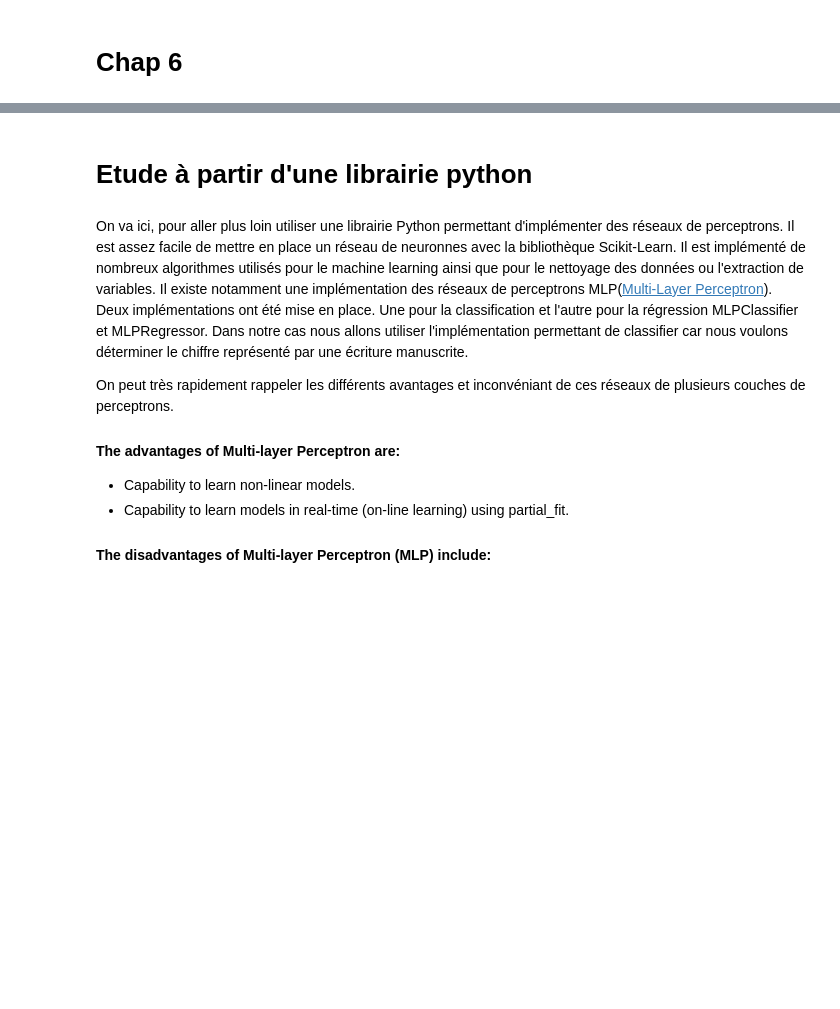
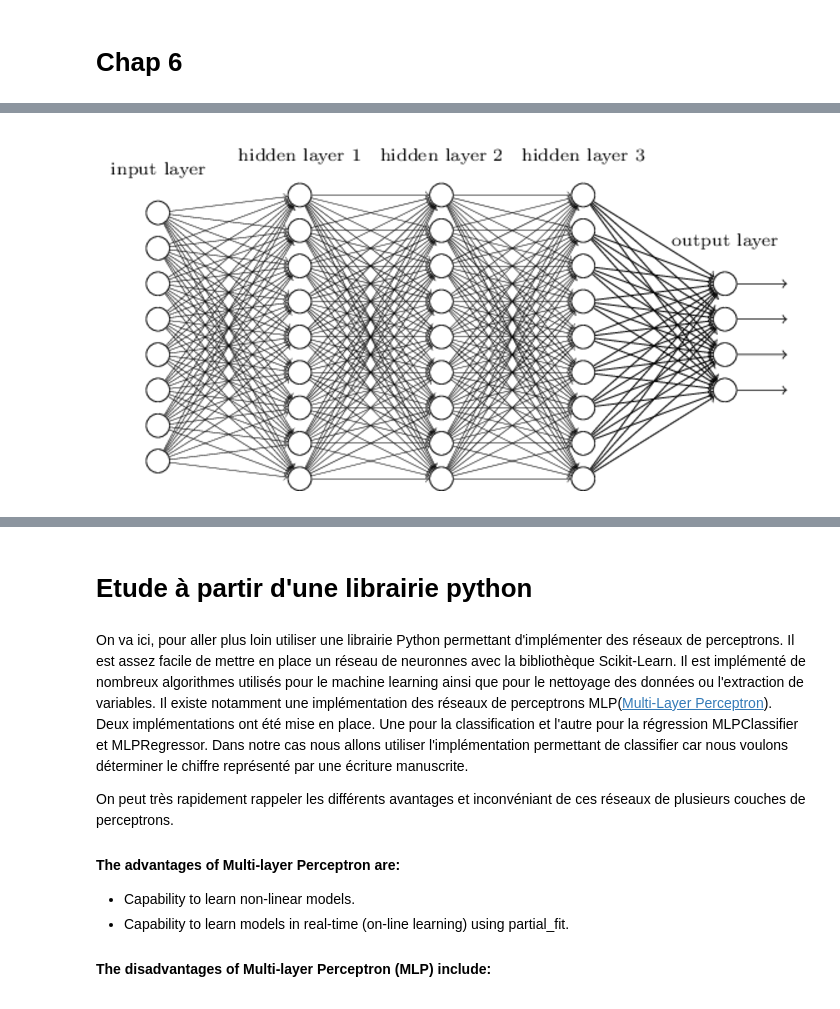
Before and after one commit to rcourivaud/HandWrittenRecognitionDigits, a Jupyter notebook: Hand Written Digits Recognition.ipynb, the cells around one changed output, grey strips where cells are left out. Cells and saved outputs as stored; diff of their text form; code cells hidden in the pictures; blank space fills up the shorter version.

```diff
--- a/Hand Written Digits Recognition.ipynb
+++ b/Hand Written Digits Recognition.ipynb
@@ -88,0 +111,4 @@ PDF("./docs/neuralnetworksanddeeplearning_com_chap6_html.pdf")
+# %%
+Image(filename='./img/nn3.png')
+# %% [output]
+[figure, added]
```
Also changed, not shown: parts of 57 cells of this notebook, 10 other files.
